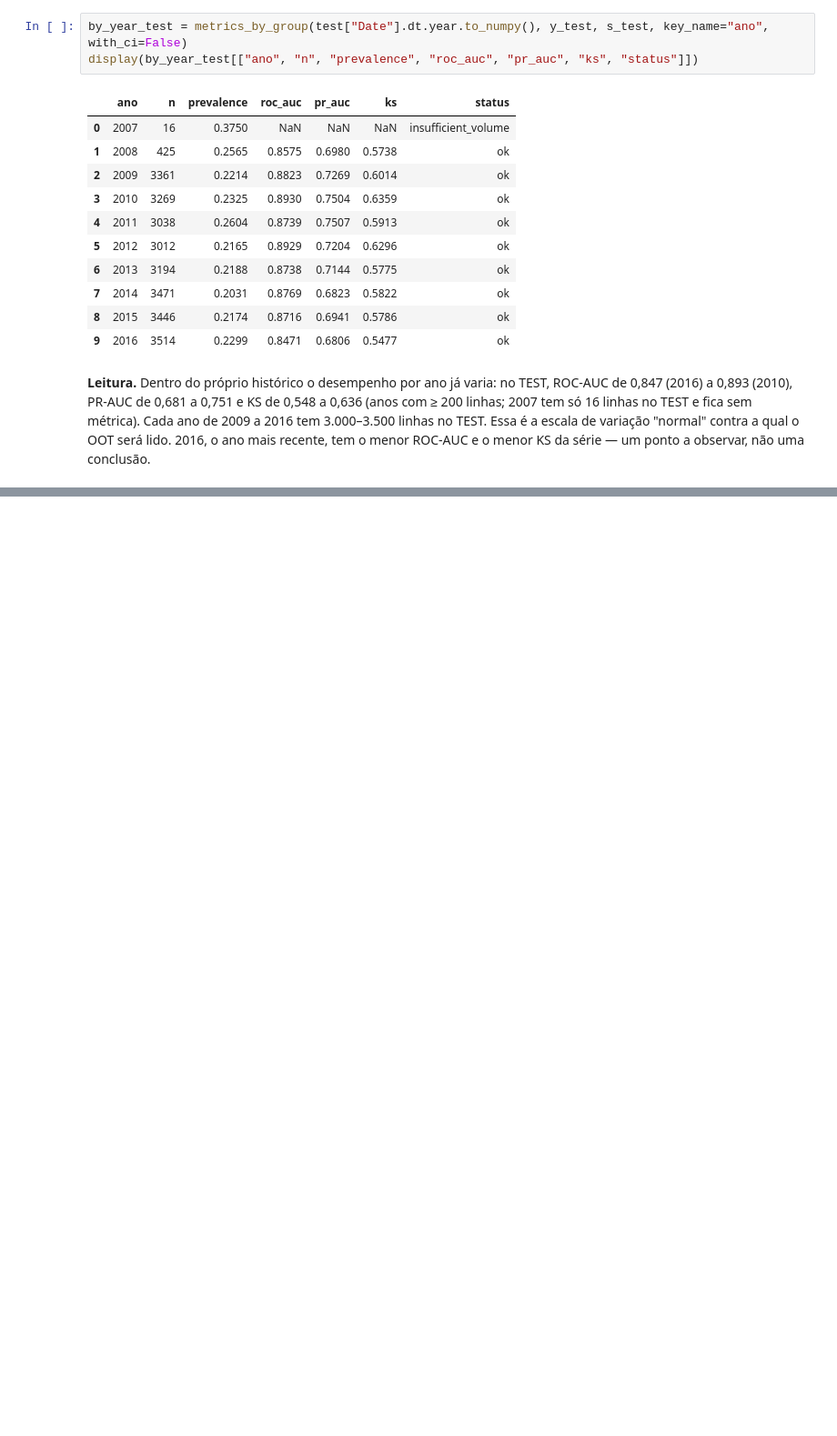
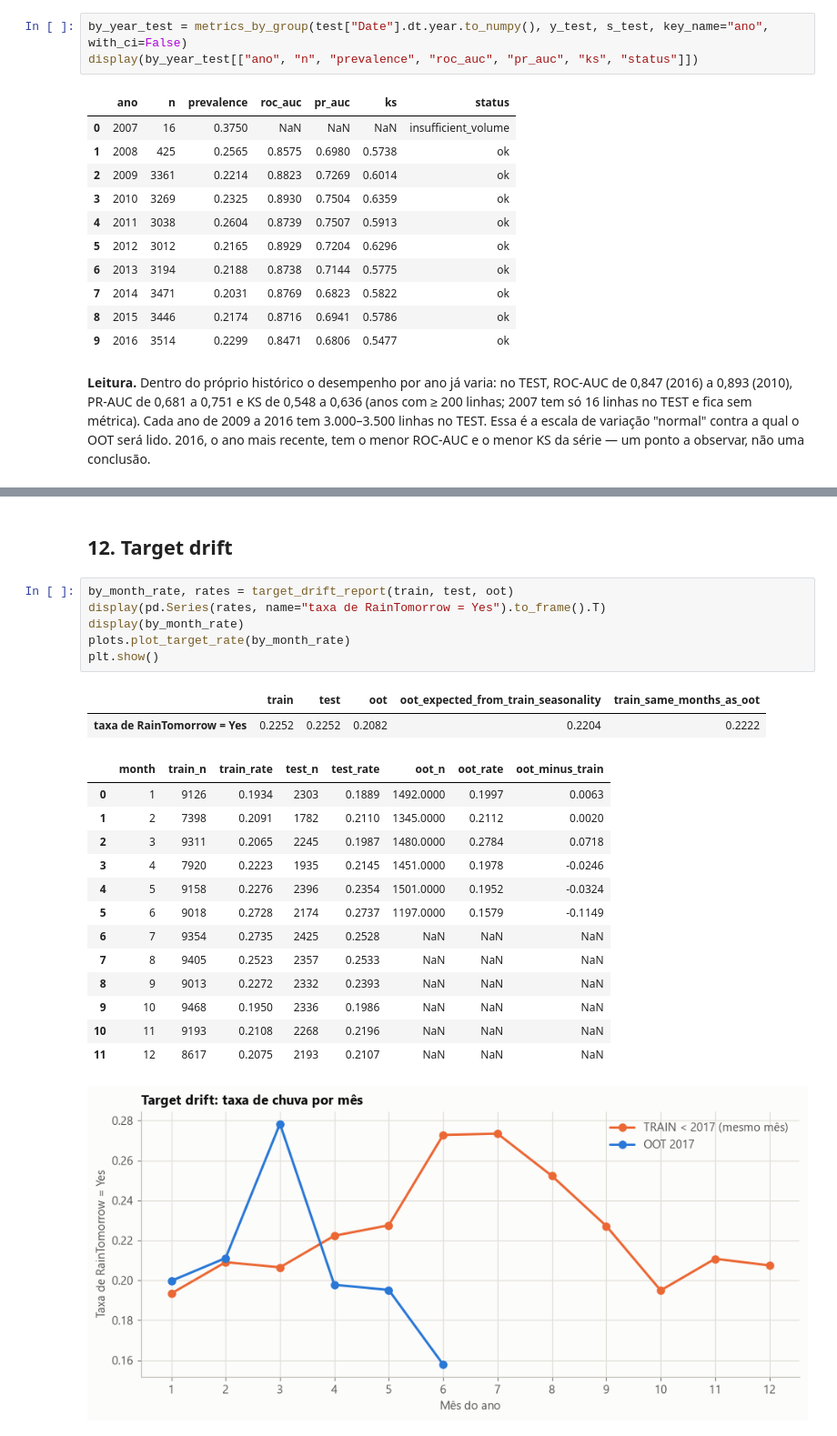
Before and after one commit to JPedroti/rain_tomorrow, a Jupyter notebook: notebooks/01_exploration_modeling.ipynb, the cells around one changed output, grey strips where cells are left out. Shown at 91% size. Cells and saved outputs as stored; diff of their text form; blank space fills up the shorter version.

Commit message:
Complete Rain Tomorrow classification project
Co-Authored-By: Claude Opus 5.5 <noreply@anthropic.com>

```diff
--- a/notebooks/01_exploration_modeling.ipynb
+++ b/notebooks/01_exploration_modeling.ipynb
@@ -726,0 +877,25 @@ Até este ponto, nenhuma métrica, taxa de alvo ou distribuição de feature de
+# %% [markdown]
+## 12. Target drift
+# %%
+by_month_rate, rates = target_drift_report(train, test, oot)
+display(pd.Series(rates, name="taxa de RainTomorrow = Yes").to_frame().T)
+display(by_month_rate)
+plots.plot_target_rate(by_month_rate)
+plt.show()
+# %% [output]
+|  | train | test | oot | oot_expected_from_train_seasonality | train_same_months_as_oot |
+| taxa de RainTomorrow = Yes | 0.2252 | 0.2252 | 0.2082 | 0.2204 | 0.2222 |
+|  | month | train_n | train_rate | test_n | test_rate | oot_n | oot_rate | oot_minus_train |
+| 0 | 1 | 9126 | 0.1934 | 2303 | 0.1889 | 1492.0000 | 0.1997 | 0.0063 |
+| 1 | 2 | 7398 | 0.2091 | 1782 | 0.2110 | 1345.0000 | 0.2112 | 0.0020 |
+| 2 | 3 | 9311 | 0.2065 | 2245 | 0.1987 | 1480.0000 | 0.2784 | 0.0718 |
+| 3 | 4 | 7920 | 0.2223 | 1935 | 0.2145 | 1451.0000 | 0.1978 | -0.0246 |
+| 4 | 5 | 9158 | 0.2276 | 2396 | 0.2354 | 1501.0000 | 0.1952 | -0.0324 |
+| 5 | 6 | 9018 | 0.2728 | 2174 | 0.2737 | 1197.0000 | 0.1579 | -0.1149 |
+| 6 | 7 | 9354 | 0.2735 | 2425 | 0.2528 | NaN | NaN | NaN |
+| 7 | 8 | 9405 | 0.2523 | 2357 | 0.2533 | NaN | NaN | NaN |
+| 8 | 9 | 9013 | 0.2272 | 2332 | 0.2393 | NaN | NaN | NaN |
+| 9 | 10 | 9468 | 0.1950 | 2336 | 0.1986 | NaN | NaN | NaN |
+| 10 | 11 | 9193 | 0.2108 | 2268 | 0.2196 | NaN | NaN | NaN |
+| 11 | 12 | 8617 | 0.2075 | 2193 | 0.2107 | NaN | NaN | NaN |
+[figure, added]
```
Also changed, not shown: parts of 22 cells of this notebook, 16 other files.
